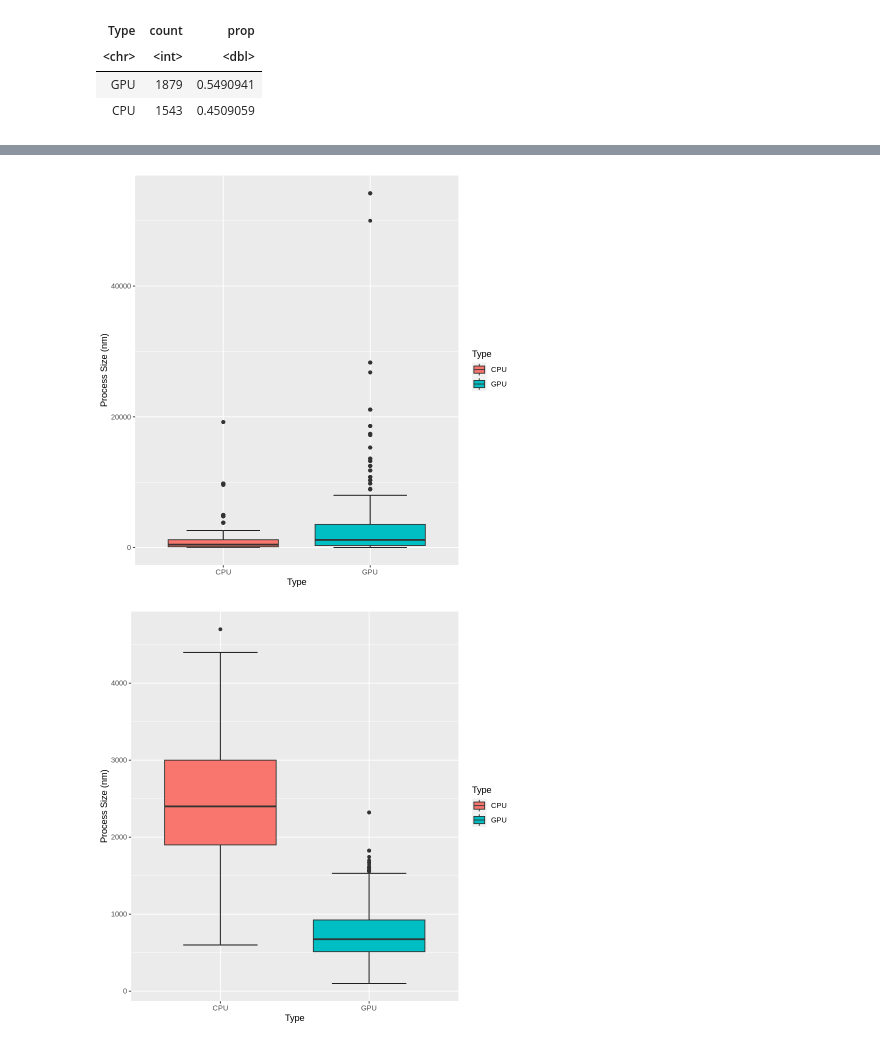
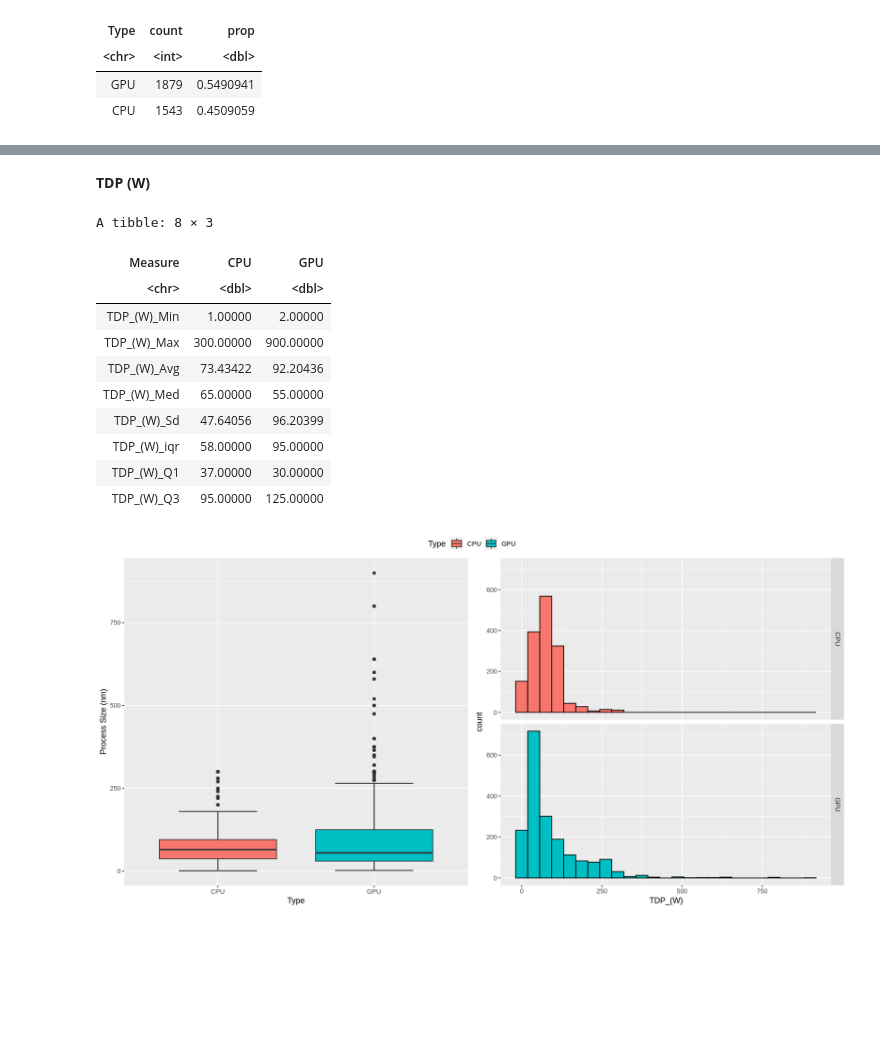
Before and after one commit to TheMathAI/MATH208_PROJECT, a Jupyter notebook: MATH_208_Project.ipynb, the cells around one changed output, grey strips where cells are left out. Saved outputs shown, nothing was run; the diff lists cells and outputs as text; code cells hidden in the pictures; blank space fills up the shorter version.

```diff
--- a/MATH_208_Project.ipynb
+++ b/MATH_208_Project.ipynb
@@ -114,12 +85,33 @@ ylab("Process Size (nm)")
-# %%
-ggplot(cpu_gpu_data_no_NA,aes(x=Type,y=`Transistors_(million)`,fill=Type)) +
-stat_boxplot(geom="errorbar",width=0.5) + geom_boxplot() +
-ylab("Process Size (nm)")
-# %% [output]
-[figure, removed]
-# %%
-ggplot(cpu_gpu_data_no_NA,aes(x=Type,y=`Freq_(MHz)`,fill=Type)) +
-stat_boxplot(geom="errorbar",width=0.5) + geom_boxplot() +
-ylab("Process Size (nm)")
-# %% [output]
-[figure, removed]
+# %% [markdown]
+**TDP (W)**
+# %%
+# Plot for TDP_(W)
+
+# boxplot
+box1 <- ggplot(cpu_gpu_data_no_NA,aes(x=Type,y=`TDP_(W)`,fill=Type)) +
+stat_boxplot(geom="errorbar",width=0.5) + geom_boxplot() +
+ylab("Process Size (nm)")
+# histogram
+hist1 <- ggplot(cpu_gpu_data_no_NA, aes(x=`TDP_(W)`,group=Type,fill=Type)) +
+geom_histogram(bins=25,col="black") +
+facet_grid(rows=vars(Type))
+# changing size of figure print
+options(repr.plot.width=14, repr.plot.height=7)
+# 2 plots in same figure
+ggarrange(box1,hist1, nrow = 1, common.legend = TRUE)
+
+# printing table with numerical values
+summary_cpu_gpu_wide %>% filter(str_detect(Measure, "TDP_"))
+# %% [output]
+A tibble: 8 × 3
+| Measure | CPU | GPU |
+| <chr> | <dbl> | <dbl> |
+| TDP_(W)_Min | 1.00000 | 2.00000 |
+| TDP_(W)_Max | 300.00000 | 900.00000 |
+| TDP_(W)_Avg | 73.43422 | 92.20436 |
+| TDP_(W)_Med | 65.00000 | 55.00000 |
+| TDP_(W)_Sd | 47.64056 | 96.20399 |
+| TDP_(W)_iqr | 58.00000 | 95.00000 |
+| TDP_(W)_Q1 | 37.00000 | 30.00000 |
+| TDP_(W)_Q3 | 95.00000 | 125.00000 |
+[figure, added]
```
Also changed, not shown: parts of 16 cells of this notebook.
